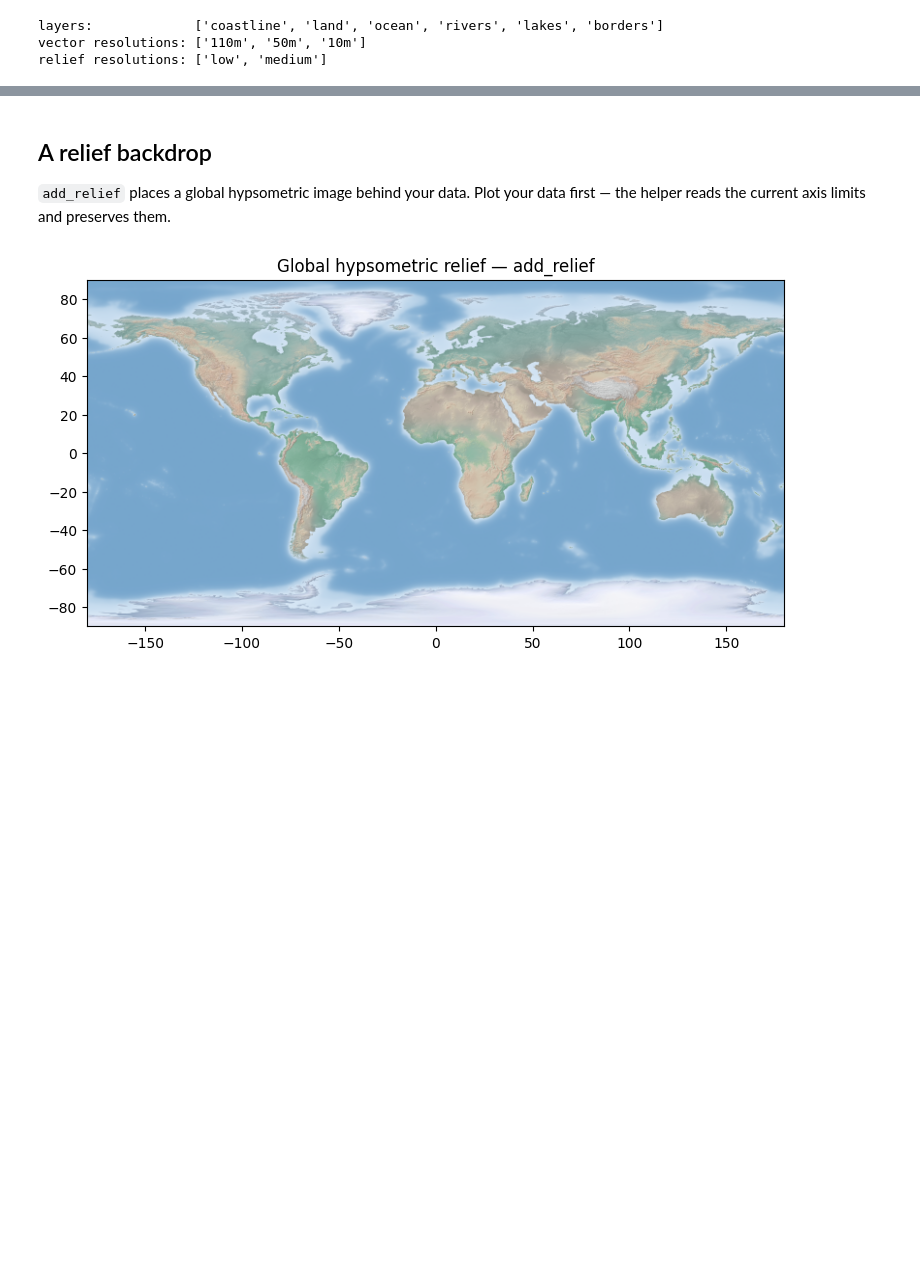
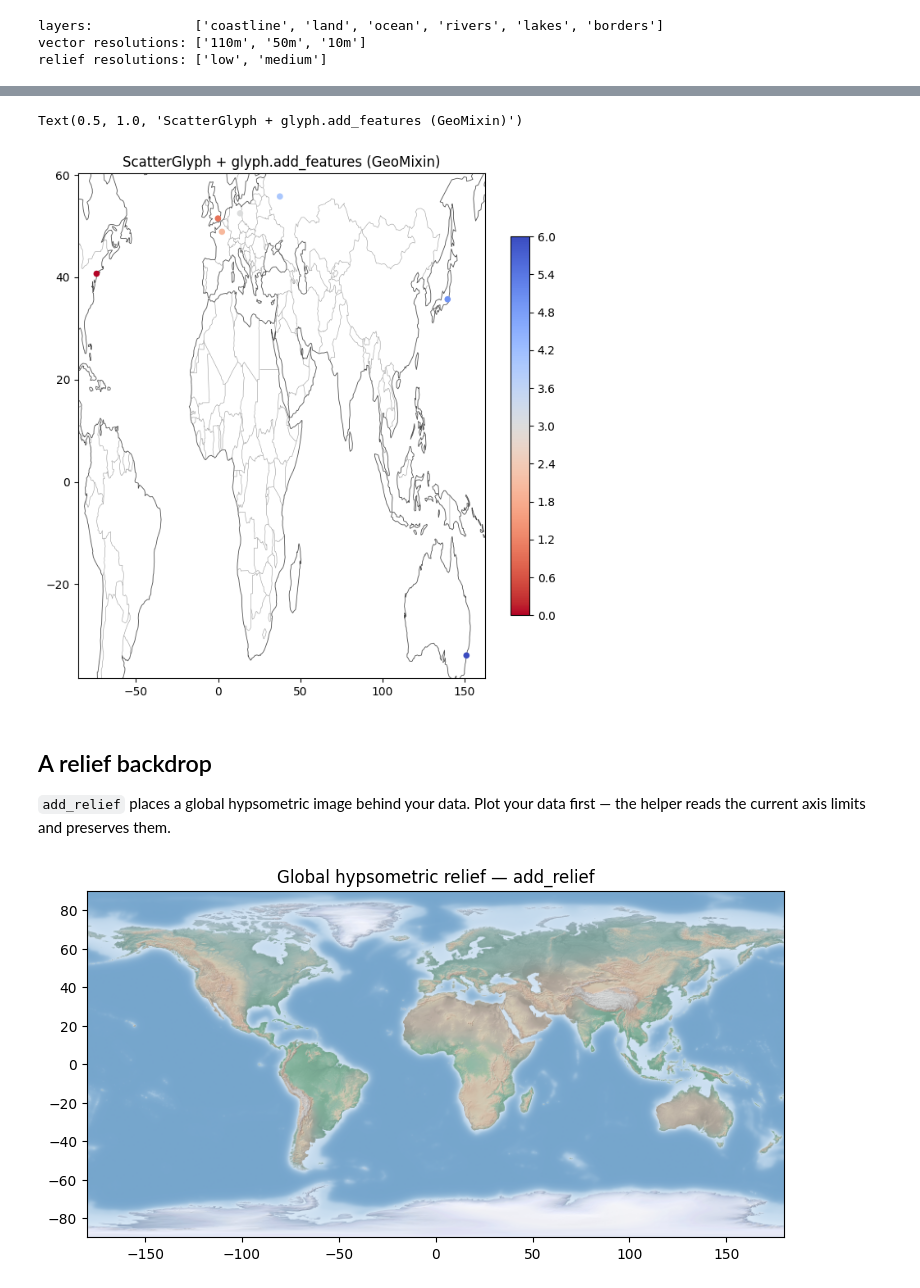
Before and after one commit to serapeum-org/cleopatra, a Jupyter notebook: docs/notebooks/reference/reference_examples.ipynb, the cells around one changed output, grey strips where cells are left out. Drawn from its saved outputs; the diff is of its cells as text; code cells hidden in the pictures; blank space fills up the shorter version.

```diff
--- a/docs/notebooks/reference/reference_examples.ipynb
+++ b/docs/notebooks/reference/reference_examples.ipynb
@@ -40,3 +52,19 @@ relief resolutions: ['low', 'medium']
+# %%
+import numpy as np
+from cleopatra.scatter_glyph import ScatterGlyph
+
+# A few cities as (lon, lat) points.
+lon = np.array([-74.0, -0.1, 2.35, 13.4, 37.6, 139.7, 151.2])
+lat = np.array([40.7, 51.5, 48.9, 52.5, 55.8, 35.7, -33.9])
+
+glyph = ScatterGlyph(lon, lat, values=np.arange(len(lon)))
+glyph.plot()
+glyph.add_features("coastline", "110m", colors="0.3", linewidths=0.6)  # from the glyph
+glyph.add_features("borders", "110m", colors="0.6", linewidths=0.4)
+glyph.ax.set_title("ScatterGlyph + glyph.add_features (GeoMixin)")
+# %% [output]
+Text(0.5, 1.0, 'ScatterGlyph + glyph.add_features (GeoMixin)')
+[figure, added]
 # %% [markdown]
 ## A relief backdrop
 
```
Also changed, not shown: parts of 2 cells of this notebook.
